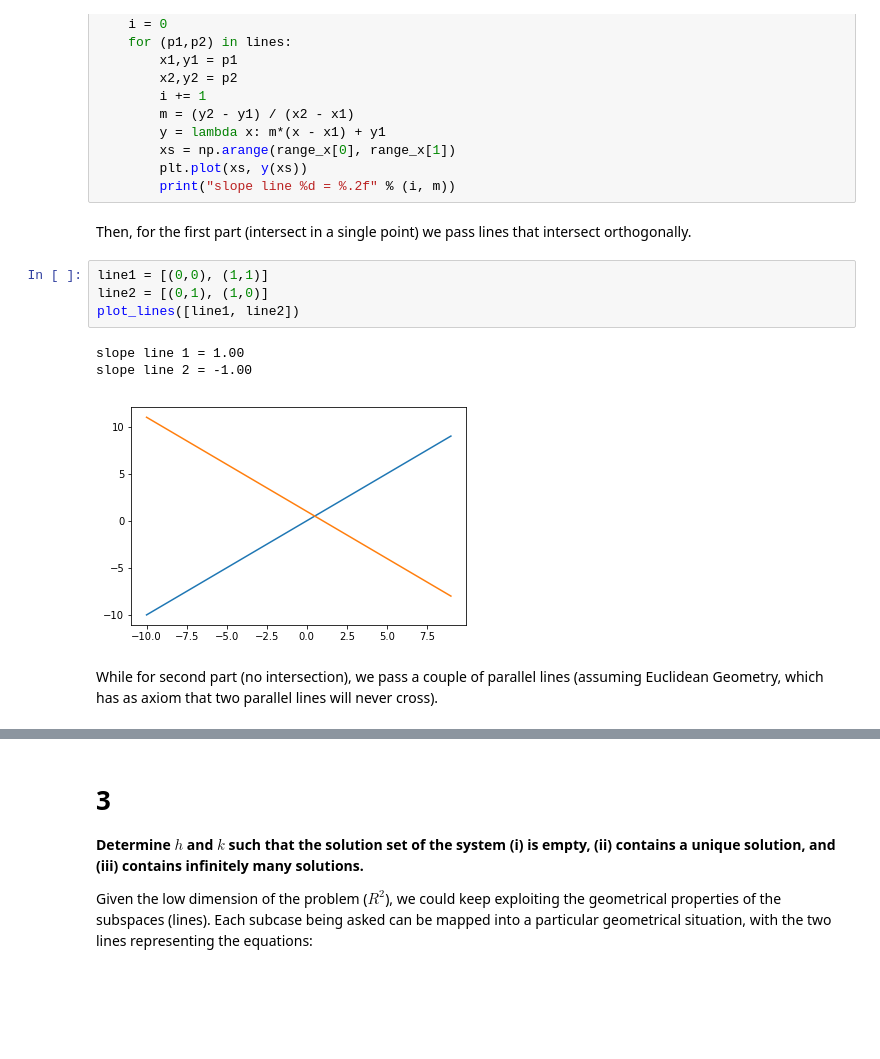
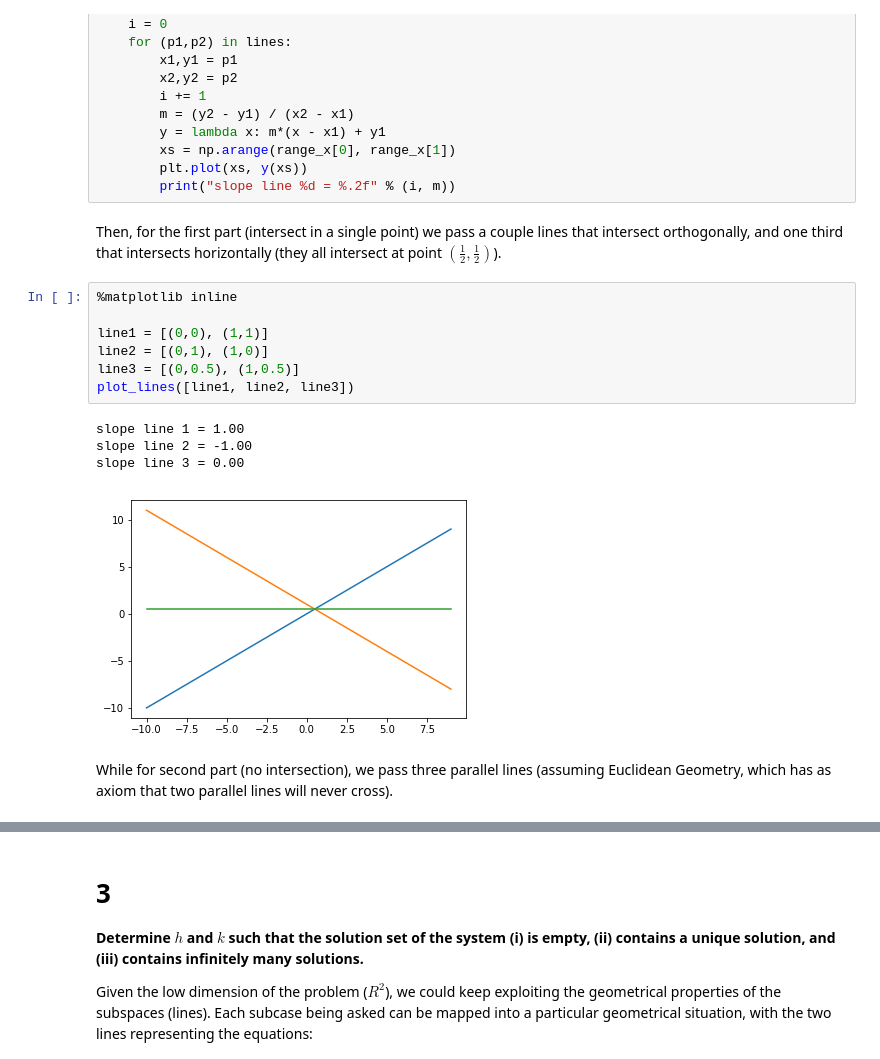
Before and after one commit to dariomx/data-science-learning, a Jupyter notebook: machine-learning/course-math-for-ai/hw1/math4ai-hw1.ipynb, the cells around one changed output, grey strips where cells are left out. Cells and saved outputs as stored; diff of their text form; blank space fills up the shorter version.

```diff
--- a/machine-learning/course-math-for-ai/hw1/math4ai-hw1.ipynb
+++ b/machine-learning/course-math-for-ai/hw1/math4ai-hw1.ipynb
@@ -39,15 +39,19 @@ def plot_lines(lines, range_x=[-10,10]):
         plt.plot(xs, y(xs))
         print("slope line %d = %.2f" % (i, m))
 # %% [markdown]
-Then, for the first part (intersect in a single point) we pass lines that intersect orthogonally.
+Then, for the first part (intersect in a single point) we pass a couple lines that intersect orthogonally, and one third that intersects horizontally (they all intersect at point $(\frac{1}{2},\frac{1}{2})$).
 # %%
+%matplotlib inline
+
 line1 = [(0,0), (1,1)]
 line2 = [(0,1), (1,0)]
-plot_lines([line1, line2])
+line3 = [(0,0.5), (1,0.5)]
+plot_lines([line1, line2, line3])
 # %% [output]
 slope line 1 = 1.00
 slope line 2 = -1.00
+slope line 3 = 0.00
-[figure, old version]
+[figure, new version]
 # %% [markdown]
-While for second  part (no intersection), we pass a couple of parallel lines (assuming Euclidean Geometry, which has as axiom that two parallel lines will never cross).
+While for second  part (no intersection), we pass three parallel lines (assuming Euclidean Geometry, which has as axiom that two parallel lines will never cross).
 # %%
```
Also changed, not shown: parts of 9 cells of this notebook.
